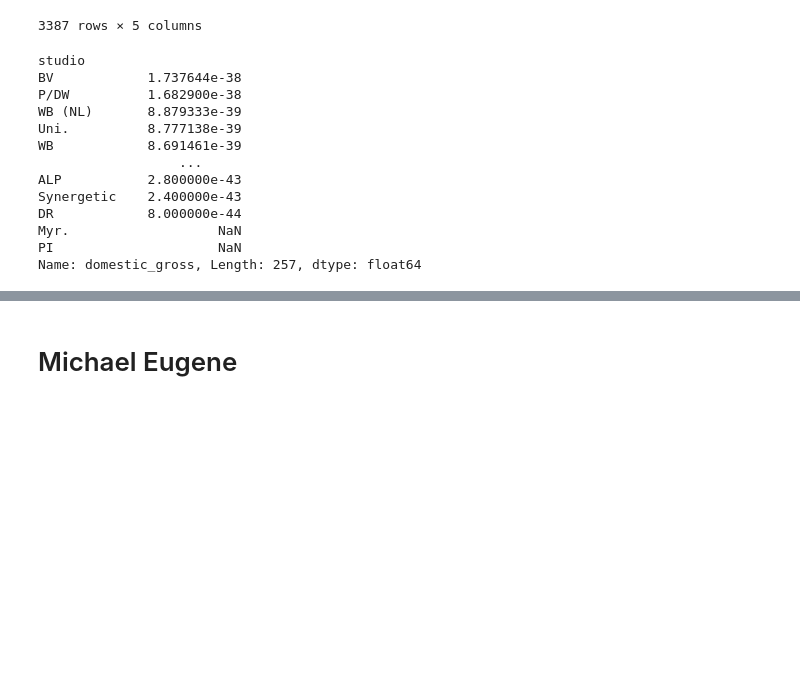
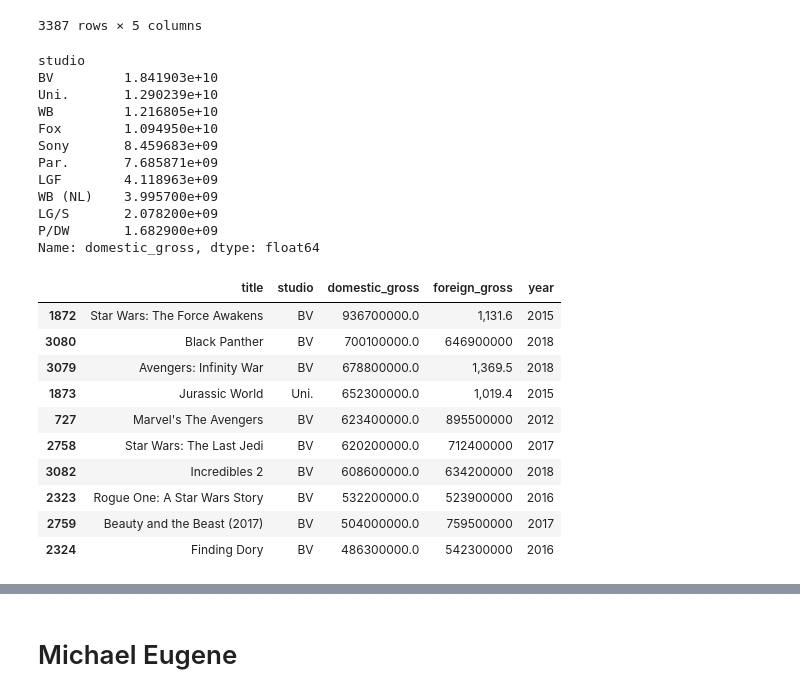
Before and after one commit to mehince/group-1-capstone, a Jupyter notebook: student.ipynb, the cells around one changed output, grey strips where cells are left out. Saved outputs shown, nothing was run; the diff lists cells and outputs as text; code cells hidden in the pictures; blank space fills up the shorter version.

Commit message:
Sorted movies by highest domestic and foreign gross

```diff
--- a/student.ipynb
+++ b/student.ipynb
@@ -139,18 +139,31 @@ movie_gross_df
 | 3386 | An Actor Prepares | Grav. | 1700.0 | NaN | 2018 |
 3387 rows × 5 columns
 # %%
-movie_gross_df.groupby('studio').mean()['domestic_gross'].sort_values(ascending=False)
+movie_gross_df.groupby('studio').sum()['domestic_gross'].sort_values(ascending=False).head(10)
 # %% [output]
 studio
-BV            1.737644e-38
-P/DW          1.682900e-38
-WB (NL)       8.879333e-39
-Uni.          8.777138e-39
-WB            8.691461e-39
-                  ...
-ALP           2.800000e-43
-Synergetic    2.400000e-43
-DR            8.000000e-44
-Myr.                   NaN
-PI                     NaN
-Name: domestic_gross, Length: 257, dtype: float64
+BV         1.841903e+10
+Uni.       1.290239e+10
+WB         1.216805e+10
+Fox        1.094950e+10
+Sony       8.459683e+09
+Par.       7.685871e+09
+LGF        4.118963e+09
+WB (NL)    3.995700e+09
+LG/S       2.078200e+09
+P/DW       1.682900e+09
+Name: domestic_gross, dtype: float64
+# %%
+movie_gross_df.sort_values(['domestic_gross'], ascending=(False)).head(10)
+# %% [output]
+|  | title | studio | domestic_gross | foreign_gross | year |
+| 1872 | Star Wars: The Force Awakens | BV | 936700000.0 | 1,131.6 | 2015 |
+| 3080 | Black Panther | BV | 700100000.0 | 646900000 | 2018 |
+| 3079 | Avengers: Infinity War | BV | 678800000.0 | 1,369.5 | 2018 |
+| 1873 | Jurassic World | Uni. | 652300000.0 | 1,019.4 | 2015 |
+| 727 | Marvel's The Avengers | BV | 623400000.0 | 895500000 | 2012 |
+| 2758 | Star Wars: The Last Jedi | BV | 620200000.0 | 712400000 | 2017 |
+| 3082 | Incredibles 2 | BV | 608600000.0 | 634200000 | 2018 |
+| 2323 | Rogue One: A Star Wars Story | BV | 532200000.0 | 523900000 | 2016 |
+| 2759 | Beauty and the Beast (2017) | BV | 504000000.0 | 759500000 | 2017 |
+| 2324 | Finding Dory | BV | 486300000.0 | 542300000 | 2016 |
```
Also changed, not shown: parts of 3 cells of this notebook.
